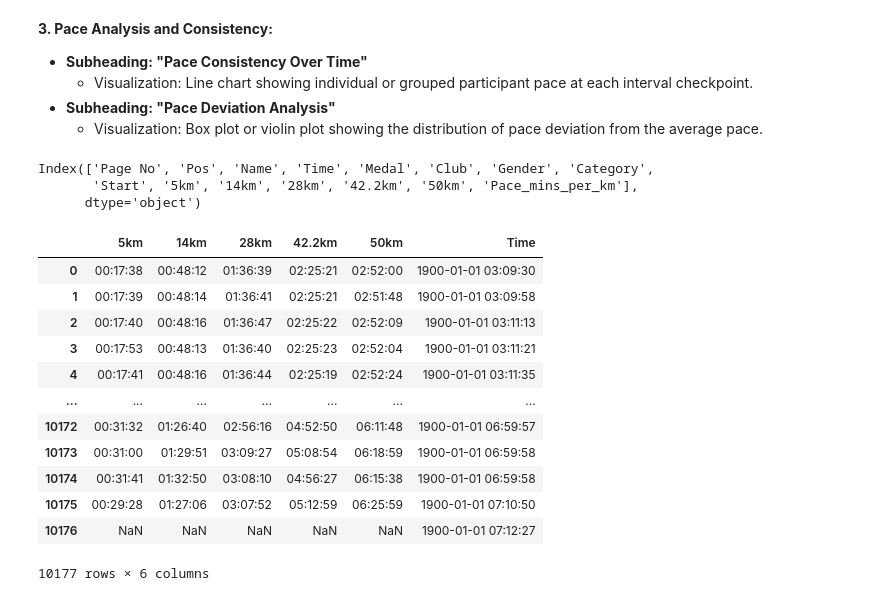
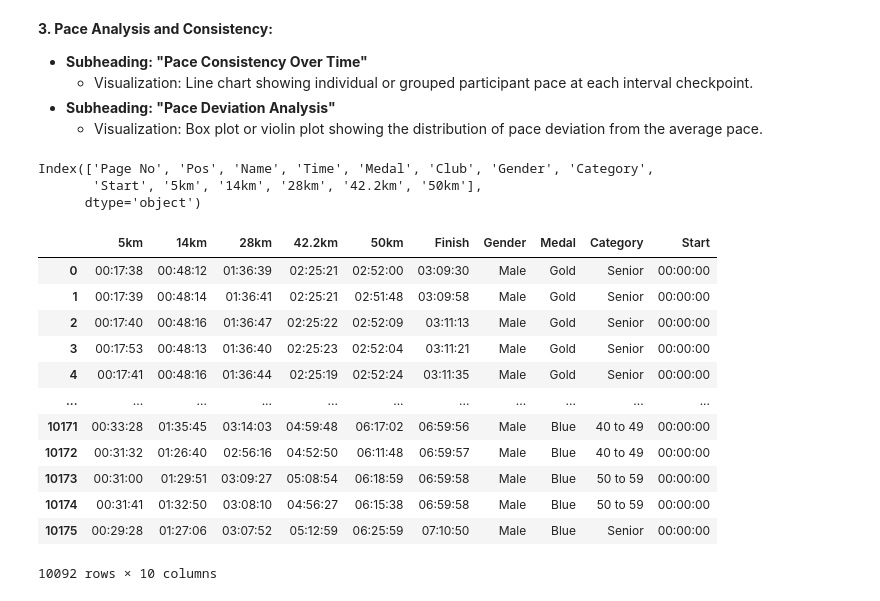
Before and after one commit to withouttheh/two-oceans, a Jupyter notebook: Two Oceans Analysis.ipynb, the cells around one changed output. Drawn from its saved outputs; the diff is of its cells as text; code cells hidden in the pictures.

```diff
--- a/Two Oceans Analysis.ipynb
+++ b/Two Oceans Analysis.ipynb
@@ -87,5 +88,5 @@ Unofficial Finisher     291
 Name: count, Length: 6058, dtype: int64
 # %%
 # Remove "Not started", "DNF", and "Unofficial Finisher" entries from the time column
-df = df[~df['Time'].isin(['Not started', 'DNF', 'Unofficial Finisher'])]
+pace_dist_df = df[~df['Time'].isin(['Not started', 'DNF', 'Unofficial Finisher'])].copy()
 # %%
@@ -105,5 +106,5 @@ Time
 07:12:27     1
 Name: count, Length: 6055, dtype: int64
 # %%
-df['Time'] = pd.to_datetime(df['Time'], format='%H:%M:%S')
+pace_dist_df['Time'] = pd.to_datetime(pace_dist_df['Time'], format='%H:%M:%S')
 # %%
@@ -173,14 +174,19 @@ memory usage: 1.2+ MB
 # %%
 import datetime
 
+pace_comp_df = df[['Time', 'Gender', 'Category']].copy()
+pace_comp_df = pace_comp_df[~pace_comp_df['Time'].isin(['Not started', 'DNF', 'Unofficial Finisher'])]
+
+pace_comp_df['Time'] = pd.to_datetime(pace_comp_df['Time'], format='%H:%M:%S')
+
 # Given seconds value
-seconds = (df['Time'] - datetime.datetime(1900, 1, 1)).dt.total_seconds()
+seconds = (pace_comp_df['Time'] - datetime.datetime(1900, 1, 1)).dt.total_seconds()
 
 # Total distance covered in kilometers
 distance_km = 56  # Assuming standard marathon distance
 
 # Convert seconds to pace in minutes per kilometer
-df['Pace_mins_per_km'] = seconds / 60 / distance_km
+pace_comp_df['Pace_mins_per_km'] = seconds / 60 / distance_km
 # %%
 import matplotlib.pyplot as plt
 
@@ -240,21 +246,37 @@ ax.set_xlim(-0.65, 5.1)
 df.columns
 # %% [output]
 Index(['Page No', 'Pos', 'Name', 'Time', 'Medal', 'Club', 'Gender', 'Category',
-       'Start', '5km', '14km', '28km', '42.2km', '50km', 'Pace_mins_per_km'],
+       'Start', '5km', '14km', '28km', '42.2km', '50km'],
       dtype='object')
 # %%
-df[['5km', '14km', '28km', '42.2km', '50km', 'Time']]
+# Selecting specific columns and creating a copy
+pace_con_df = df[['5km', '14km', '28km', '42.2km', '50km', 'Time', 'Gender', 'Medal', 'Category']].copy()
+
+# Filtering out specific entries from the 'Time' column
+pace_con_df = pace_con_df[~pace_con_df['Time'].isin(['Not started', 'DNF', 'Unofficial Finisher'])].copy()
+
+# Removing rows with NaN values
+pace_con_df = pace_con_df.dropna()
+
+# Renaming the 'Time' column to 'Finish'
+pace_con_df.rename(columns={'Time': 'Finish'}, inplace=True)
+
+# Adding a new 'Start' column
+pace_con_df['Start'] = '00:00:00'
+
+# Viewing the resulting DataFrame
+pace_con_df
 # %% [output]
-|  | 5km | 14km | 28km | 42.2km | 50km | Time |
-| 0 | 00:17:38 | 00:48:12 | 01:36:39 | 02:25:21 | 02:52:00 | 1900-01-01 03:09:30 |
-| 1 | 00:17:39 | 00:48:14 | 01:36:41 | 02:25:21 | 02:51:48 | 1900-01-01 03:09:58 |
-| 2 | 00:17:40 | 00:48:16 | 01:36:47 | 02:25:22 | 02:52:09 | 1900-01-01 03:11:13 |
-| 3 | 00:17:53 | 00:48:13 | 01:36:40 | 02:25:23 | 02:52:04 | 1900-01-01 03:11:21 |
-| 4 | 00:17:41 | 00:48:16 | 01:36:44 | 02:25:19 | 02:52:24 | 1900-01-01 03:11:35 |
-| ... | ... | ... | ... | ... | ... | ... |
-| 10172 | 00:31:32 | 01:26:40 | 02:56:16 | 04:52:50 | 06:11:48 | 1900-01-01 06:59:57 |
-| 10173 | 00:31:00 | 01:29:51 | 03:09:27 | 05:08:54 | 06:18:59 | 1900-01-01 06:59:58 |
-| 10174 | 00:31:41 | 01:32:50 | 03:08:10 | 04:56:27 | 06:15:38 | 1900-01-01 06:59:58 |
-| 10175 | 00:29:28 | 01:27:06 | 03:07:52 | 05:12:59 | 06:25:59 | 1900-01-01 07:10:50 |
-| 10176 | NaN | NaN | NaN | NaN | NaN | 1900-01-01 07:12:27 |
+|  | 5km | 14km | 28km | 42.2km | 50km | Finish | Gender | Medal | Category | Start |
+| 0 | 00:17:38 | 00:48:12 | 01:36:39 | 02:25:21 | 02:52:00 | 03:09:30 | Male | Gold | Senior | 00:00:00 |
+| 1 | 00:17:39 | 00:48:14 | 01:36:41 | 02:25:21 | 02:51:48 | 03:09:58 | Male | Gold | Senior | 00:00:00 |
+| 2 | 00:17:40 | 00:48:16 | 01:36:47 | 02:25:22 | 02:52:09 | 03:11:13 | Male | Gold | Senior | 00:00:00 |
+| 3 | 00:17:53 | 00:48:13 | 01:36:40 | 02:25:23 | 02:52:04 | 03:11:21 | Male | Gold | Senior | 00:00:00 |
+| 4 | 00:17:41 | 00:48:16 | 01:36:44 | 02:25:19 | 02:52:24 | 03:11:35 | Male | Gold | Senior | 00:00:00 |
+| ... | ... | ... | ... | ... | ... | ... | ... | ... | ... | ... |
+| 10171 | 00:33:28 | 01:35:45 | 03:14:03 | 04:59:48 | 06:17:02 | 06:59:56 | Male | Blue | 40 to 49 | 00:00:00 |
+| 10172 | 00:31:32 | 01:26:40 | 02:56:16 | 04:52:50 | 06:11:48 | 06:59:57 | Male | Blue | 40 to 49 | 00:00:00 |
+| 10173 | 00:31:00 | 01:29:51 | 03:09:27 | 05:08:54 | 06:18:59 | 06:59:58 | Male | Blue | 50 to 59 | 00:00:00 |
+| 10174 | 00:31:41 | 01:32:50 | 03:08:10 | 04:56:27 | 06:15:38 | 06:59:58 | Male | Blue | 50 to 59 | 00:00:00 |
+| 10175 | 00:29:28 | 01:27:06 | 03:07:52 | 05:12:59 | 06:25:59 | 07:10:50 | Male | Blue | Senior | 00:00:00 |
-10177 rows × 6 columns
+10092 rows × 10 columns
```
Also changed, not shown: parts of 12 cells of this notebook, 2 other files.
